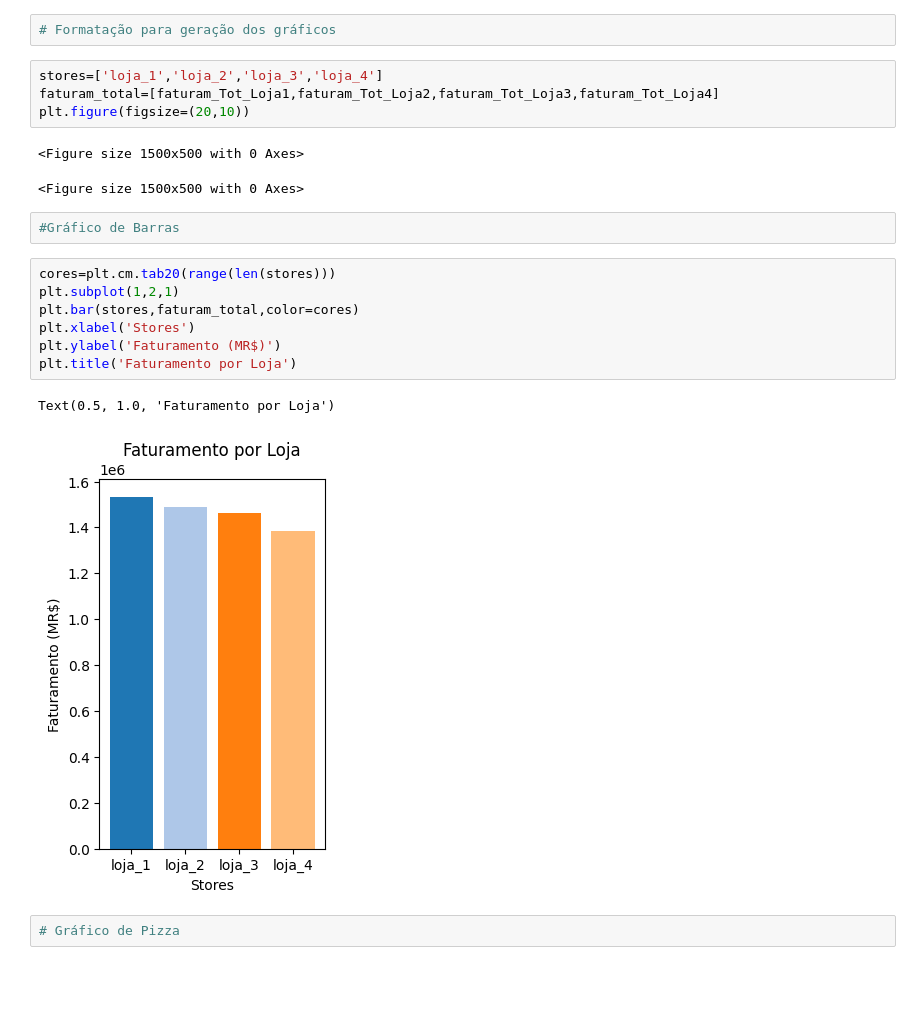
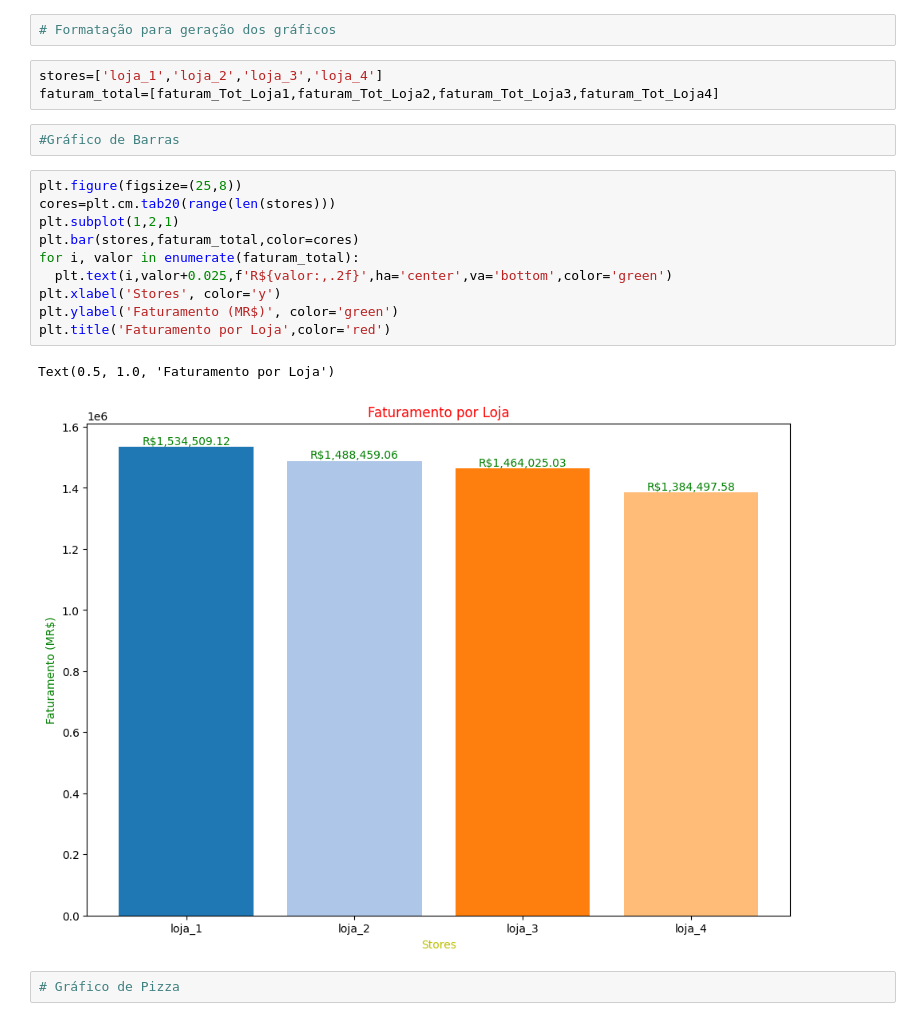
Before and after one commit to MauroTadeu6/Challenge-amigo-secreto, a Jupyter notebook: AluraStoreBr.ipynb, the cells around one changed output. Saved outputs shown, nothing was run; the diff lists cells and outputs as text; blank space fills up the shorter version.

```diff
--- a/AluraStoreBr.ipynb
+++ b/AluraStoreBr.ipynb
@@ -61,22 +61,21 @@ O faturamento da Loja 4 foi de: R$1.384.497,58
 # %%
 stores=['loja_1','loja_2','loja_3','loja_4']
 faturam_total=[faturam_Tot_Loja1,faturam_Tot_Loja2,faturam_Tot_Loja3,faturam_Tot_Loja4]
-plt.figure(figsize=(20,10))
-# %% [output]
-<Figure size 1500x500 with 0 Axes>
-<Figure size 1500x500 with 0 Axes>
 # %%
 #Gráfico de Barras
 # %%
+plt.figure(figsize=(25,8))
 cores=plt.cm.tab20(range(len(stores)))
 plt.subplot(1,2,1)
 plt.bar(stores,faturam_total,color=cores)
-plt.xlabel('Stores')
-plt.ylabel('Faturamento (MR$)')
-plt.title('Faturamento por Loja')
+for i, valor in enumerate(faturam_total):
+  plt.text(i,valor+0.025,f'R${valor:,.2f}',ha='center',va='bottom',color='green')
+plt.xlabel('Stores', color='y')
+plt.ylabel('Faturamento (MR$)', color='green')
+plt.title('Faturamento por Loja',color='red')
 # %% [output]
 Text(0.5, 1.0, 'Faturamento por Loja')
-[figure, old version]
+[figure, new version]
 # %%
 # Gráfico de Pizza
 # %%
```
Also changed, not shown: parts of 2 cells of this notebook.
